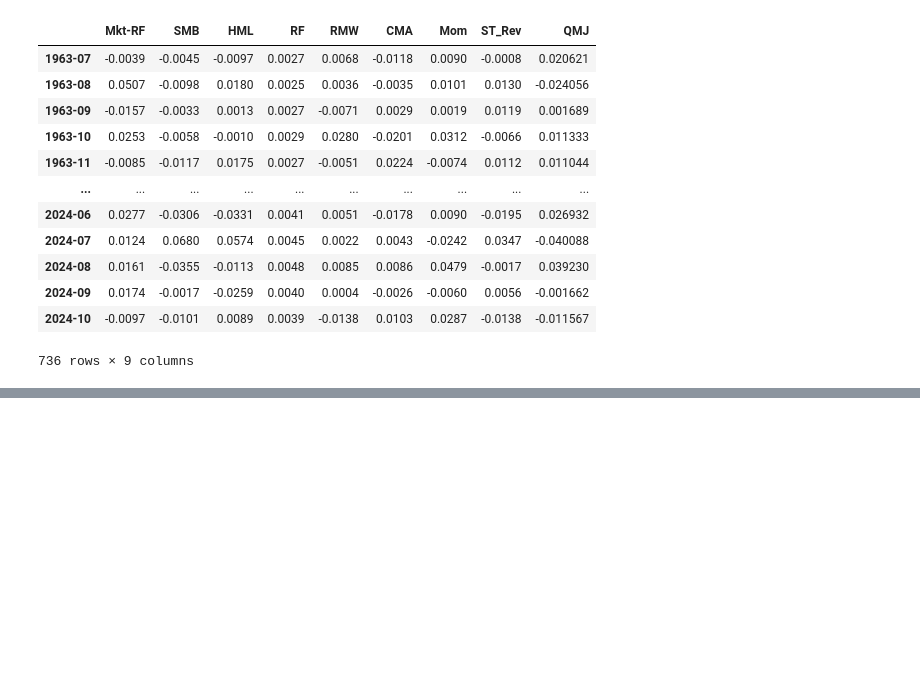
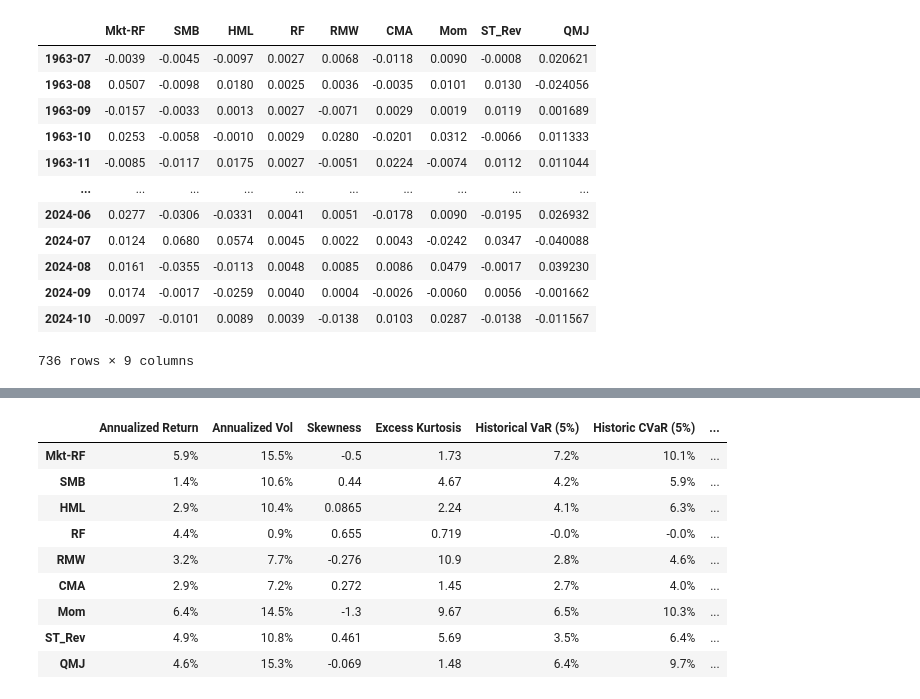
Before and after one commit to xiangyuli2021/factor_analysis, a Jupyter notebook: Factor_Analysis.ipynb, the cells around one changed output, grey strips where cells are left out. Cells and saved outputs as stored; diff of their text form; code cells hidden in the pictures; blank space fills up the shorter version.

```diff
--- a/Factor_Analysis.ipynb
+++ b/Factor_Analysis.ipynb
@@ -136,0 +155,16 @@ raw_data
+# %%
+summary_stats = functions.summary_stats(raw_data, riskfree_rate=0)
+summary_stats = summary_stats.style.format(formatter="{:.1%}",subset=["Annualized Return","Annualized Vol", "Historical VaR (5%)","Historic CVaR (5%)","Max Drawdown"])
+summary_stats = summary_stats.format(formatter="{:.3}",subset=["Sharpe Ratio","Skewness","Excess Kurtosis"])
+summary_stats
+# %% [output]
+|  | Annualized Return | Annualized Vol | Skewness | Excess Kurtosis | Historical VaR (5%) | Historic CVaR (5%) | ... |
+| Mkt-RF | 5.9% | 15.5% | -0.5 | 1.73 | 7.2% | 10.1% | ... |
+| SMB | 1.4% | 10.6% | 0.44 | 4.67 | 4.2% | 5.9% | ... |
+| HML | 2.9% | 10.4% | 0.0865 | 2.24 | 4.1% | 6.3% | ... |
+| RF | 4.4% | 0.9% | 0.655 | 0.719 | -0.0% | -0.0% | ... |
+| RMW | 3.2% | 7.7% | -0.276 | 10.9 | 2.8% | 4.6% | ... |
+| CMA | 2.9% | 7.2% | 0.272 | 1.45 | 2.7% | 4.0% | ... |
+| Mom | 6.4% | 14.5% | -1.3 | 9.67 | 6.5% | 10.3% | ... |
+| ST_Rev | 4.9% | 10.8% | 0.461 | 5.69 | 3.5% | 6.4% | ... |
+| QMJ | 4.6% | 15.3% | -0.069 | 1.48 | 6.4% | 9.7% | ... |
```
Also changed, not shown: parts of 9 cells of this notebook, 1 other file.
